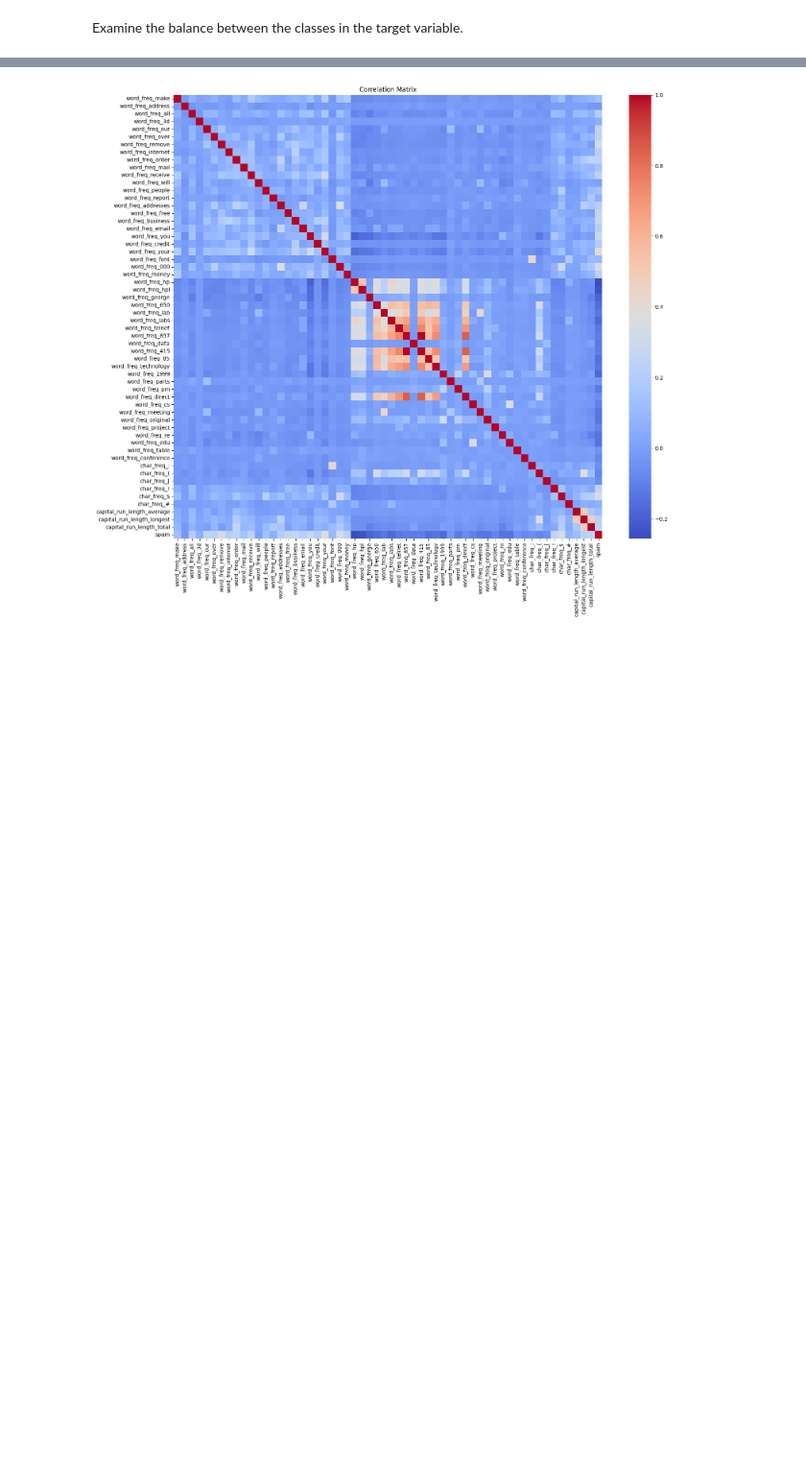
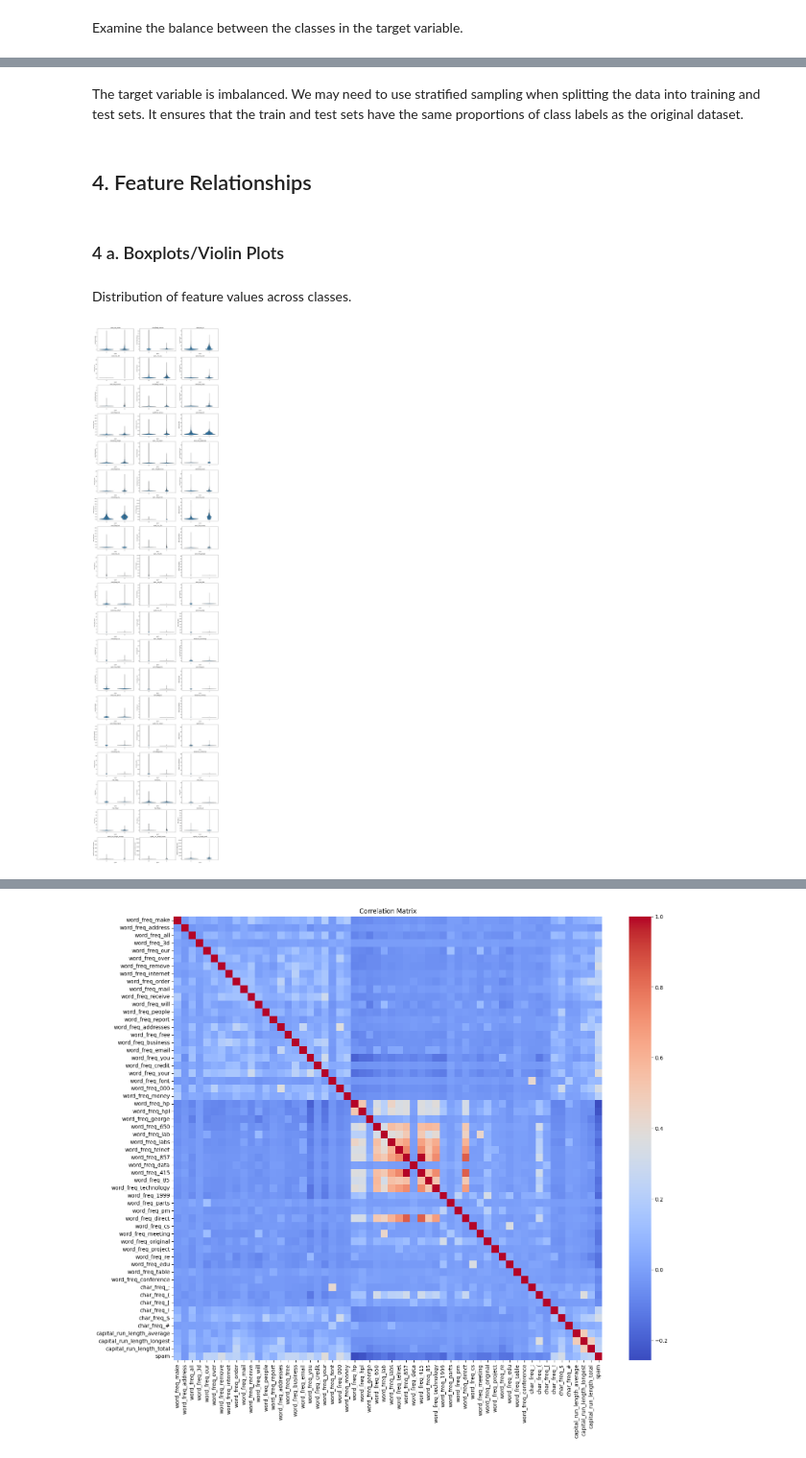
Before and after one commit to iajaykarthick/Email-Spam-Classification, a Jupyter notebook: notebooks/01_EDA.ipynb, the cells around one changed output, grey strips where cells are left out. Shown at 96% size. Drawn from its saved outputs; the diff is of its cells as text; code cells hidden in the pictures; blank space fills up the shorter version.

```diff
--- a/notebooks/01_EDA.ipynb
+++ b/notebooks/01_EDA.ipynb
@@ -149,0 +153,27 @@ plot_class_distribution(
+# %% [markdown]
+The target variable is imbalanced. We may need to use stratified sampling when splitting the data into training and test sets. It ensures that the train and test sets have the same proportions of class labels as the original dataset.
+# %% [markdown]
+## 4. Feature Relationships
+# %% [markdown]
+### 4 a. Boxplots/Violin Plots
+# %% [markdown]
+Distribution of feature values across classes.
+# %%
+def plot_feature_distributions(dataframe, features, plot_type='boxplot'):
+    n_cols = 3
+    n_rows = len(features) // n_cols + (len(features) % n_cols > 0)
+    plt.figure(figsize=(n_cols * 6, n_rows * 4))
+
+    for index, feature in enumerate(features, 1):
+        plt.subplot(n_rows, n_cols, index)
+        if plot_type == 'boxplot':
+            sns.boxplot(x='spam', y=feature, data=dataframe)
+        elif plot_type == 'violinplot':
+            sns.violinplot(x='spam', y=feature, data=dataframe)
+        plt.title(feature)
+        plt.tight_layout()
+
+# Plotting Boxplots for all features
+plot_feature_distributions(df, feature_names, plot_type='violinplot')
+# %% [output]
+[figure, added]
```
Also changed, not shown: parts of 37 cells of this notebook.
